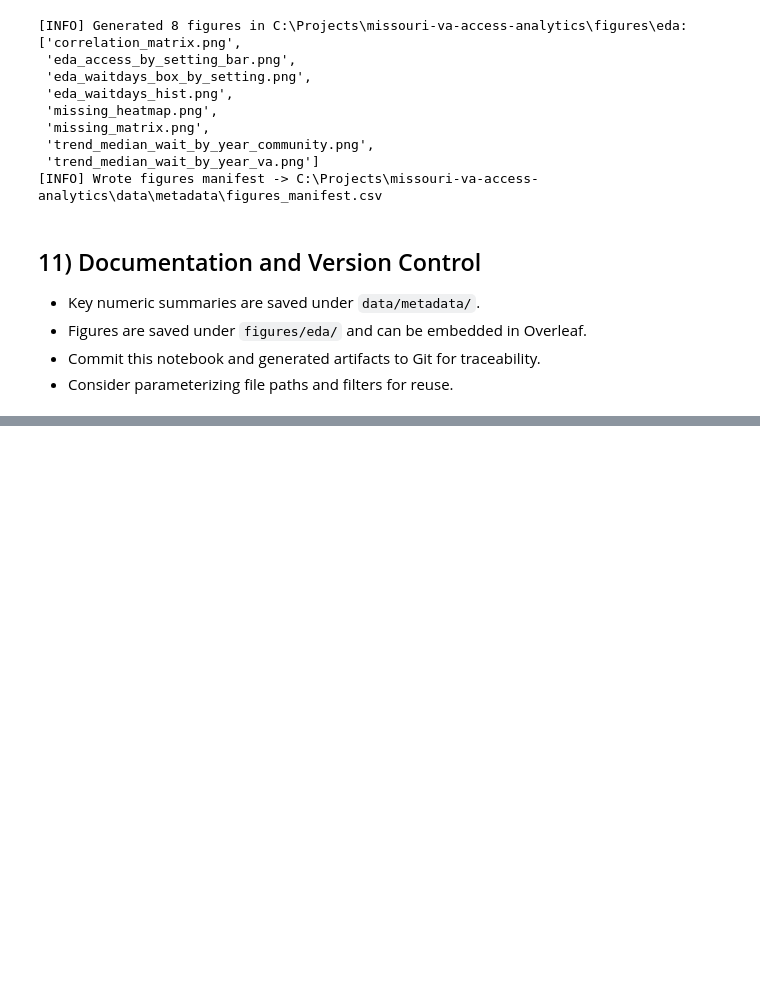
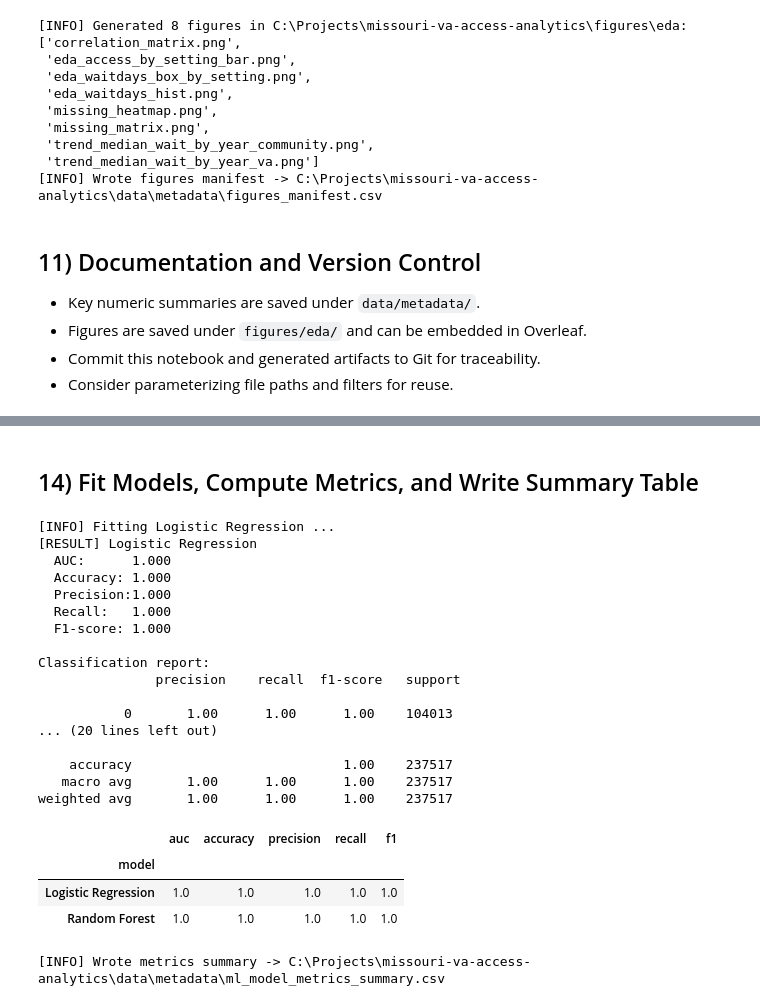
Before and after one commit to Data-Git-Hub/missouri-va-access-analytics, a Jupyter notebook: va_mo_waits.ipynb, the cells around one changed output, grey strips where cells are left out. Saved outputs shown, nothing was run; the diff lists cells and outputs as text; code cells hidden in the pictures; blank space fills up the shorter version.

```diff
--- a/va_mo_waits.ipynb
+++ b/va_mo_waits.ipynb
@@ -590,0 +718,67 @@ print(f"[INFO] Wrote figures manifest -> {manifest_path}")
+# %% [markdown]
+## 14) Fit Models, Compute Metrics, and Write Summary Table
+# %%
+metrics_rows = []
+
+for name, model in models.items():
+    print(f"\n[INFO] Fitting {name} ...")
+    model.fit(X_train, y_train)
+
+    y_prob = model.predict_proba(X_test)[:, 1]
+    y_pred = (y_prob >= 0.5).astype(int)
+
+    auc = roc_auc_score(y_test, y_prob)
+    acc = accuracy_score(y_test, y_pred)
+    precision, recall, f1, _ = precision_recall_fscore_support(
+        y_test, y_pred, average="binary", zero_division=0
+    )
+
+    print(f"[RESULT] {name}")
+    print(f"  AUC:      {auc:.3f}")
+    print(f"  Accuracy: {acc:.3f}")
+    print(f"  Precision:{precision:.3f}")
+    print(f"  Recall:   {recall:.3f}")
+    print(f"  F1-score: {f1:.3f}")
+    print("\nClassification report:\n", classification_report(y_test, y_pred, zero_division=0))
+
+    metrics_rows.append(
+        {
+            "model": name,
+            "auc": auc,
+            "accuracy": acc,
+            "precision": precision,
+            "recall": recall,
+            "f1": f1,
+        }
+    )
+
+metrics_df = pd.DataFrame(metrics_rows).set_index("model")
+display(metrics_df)
+
+# Save metrics summary
+metrics_path = META_DIR / "ml_model_metrics_summary.csv"
+metrics_df.to_csv(metrics_path)
+print(f"[INFO] Wrote metrics summary -> {metrics_path}")
+# %% [output]
+[INFO] Fitting Logistic Regression ...
+[RESULT] Logistic Regression
+  AUC:      1.000
+  Accuracy: 1.000
+  Precision:1.000
+  Recall:   1.000
+  F1-score: 1.000
+
+Classification report:
+               precision    recall  f1-score   support
+
+           0       1.00      1.00      1.00    104013
+... (20 lines left out)
+
+    accuracy                           1.00    237517
+   macro avg       1.00      1.00      1.00    237517
+weighted avg       1.00      1.00      1.00    237517
+|  | auc | accuracy | precision | recall | f1 |
+| model |  |  |  |  |  |
+| Logistic Regression | 1.0 | 1.0 | 1.0 | 1.0 | 1.0 |
+| Random Forest | 1.0 | 1.0 | 1.0 | 1.0 | 1.0 |
+[INFO] Wrote metrics summary -> C:\Projects\missouri-va-access-analytics\data\metadata\ml_model_metrics_summary.csv
```
Also changed, not shown: parts of 4 cells of this notebook, 5 other files.
